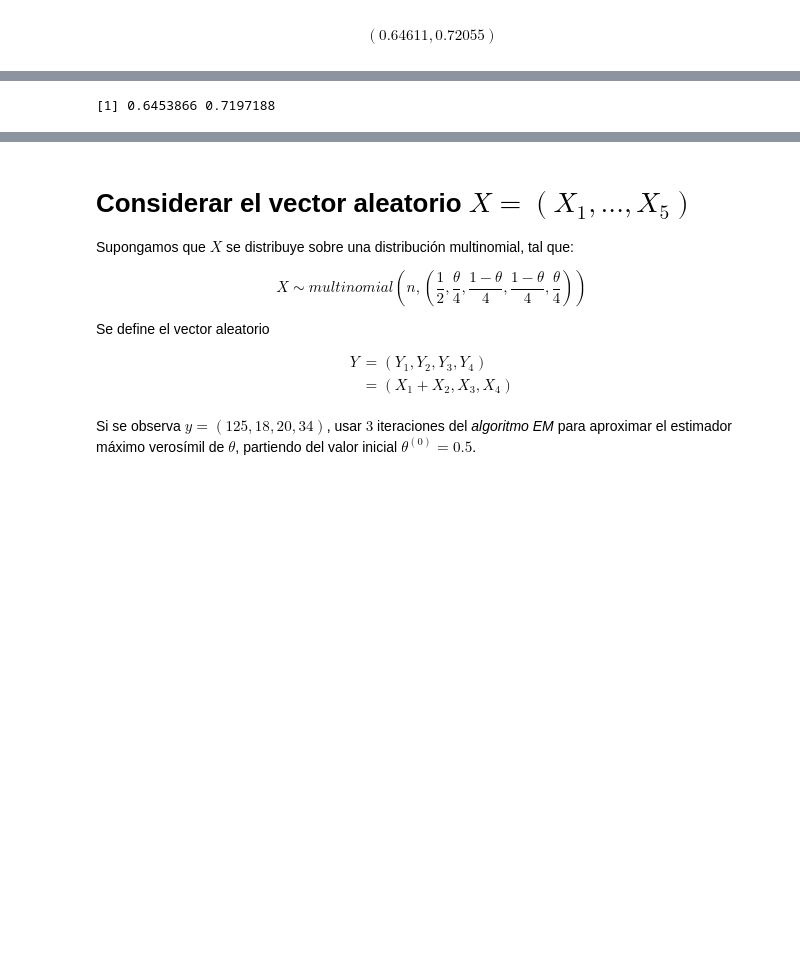
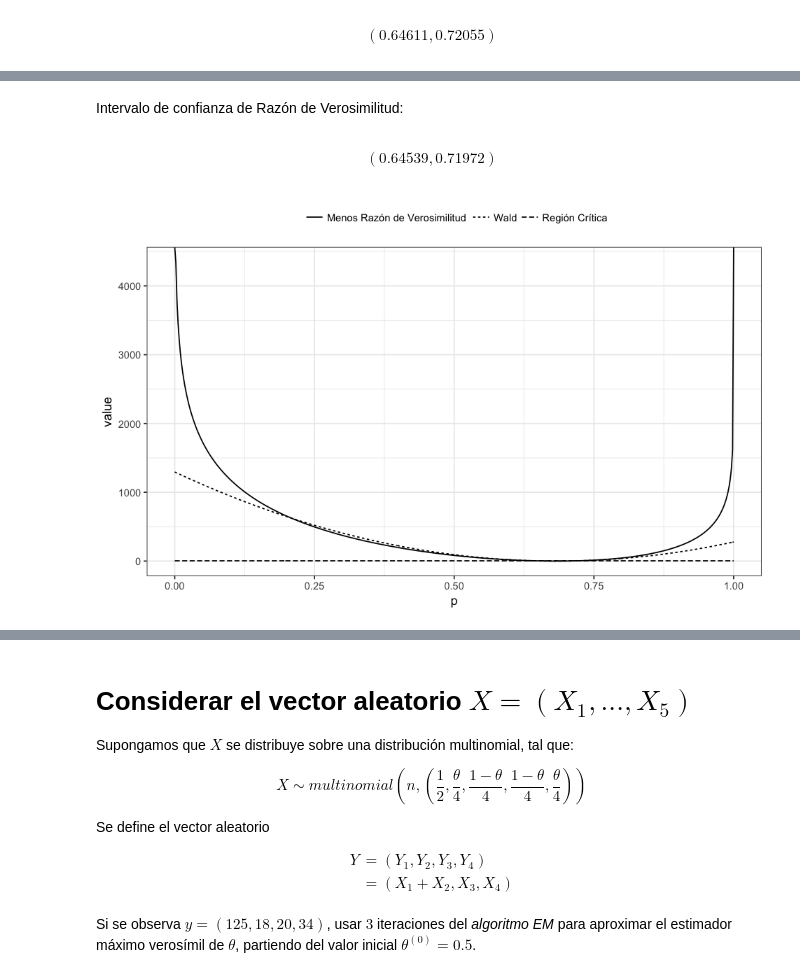
Before and after one commit to garciparedes/likelihood-exercises, a Jupyter notebook: task-1/notebook.ipynb, the cells around one changed output, grey strips where cells are left out. Cells and saved outputs as stored; diff of their text form; code cells hidden in the pictures; blank space fills up the shorter version.

```diff
--- a/task-1/notebook.ipynb
+++ b/task-1/notebook.ipynb
@@ -88,0 +117,7 @@ $$\hat{p}_0 = 0.6833$$
+# %%
+opt <- optim(0.5, negative.loglhood,  hessian = TRUE,
+             y = sum(coins$hits * coins$freq), m = m,
+             lower = 10e-4, upper = 1-10e-4, method = "L-BFGS-B")
+# %%
+p.zero.hat <- opt$par
+p.zero.hat.var <- c(solve(opt$hessian))
@@ -192,4 +228,22 @@ invisible(capture.output(LR.ci <- plkhci(control.list, nloglhood, "p")))
-# %%
-LR.ci
-# %% [output]
-[1] 0.6453866 0.7197188
+# %% [markdown]
+Intervalo de confianza de Razón de Verosimilitud:
+# %%
+display_latex(paste0('$$\\left(', round(LR.ci[1], 5), ', ', round(LR.ci[2], 5) , '\\right)$$'))
+# %% [output]
+$$\left(0.64539, 0.71972\right)$$
+# %%
+coins.test <- data.frame(p = seq(0, 1, by=0.002)) %>%
+    mutate(LR  = - 2 * (loglhood(p, 410, 600) - loglhood(p.zero.hat, 410, 600)),
+           W   = (p - p.zero.hat) ^ 2 / c(p.zero.hat.var),
+           chi = sqrt(qchisq(1 - alpha / 2, df=6))
+    )
+# %%
+coins.test %>%
+    set_colnames(c("p", "Menos Razón de Verosimilitud", "Wald", "Región Crítica")) %>%
+    melt(id.vars='p') %>%
+    ggplot(aes(x = p, y = value, linetype = variable)) +
+    geom_line() +
+    theme_bw() +
+    theme(legend.position="top", legend.title = element_blank())
+# %% [output]
+[figure, added]
```
Also changed, not shown: parts of 29 cells of this notebook, 2 other files.
